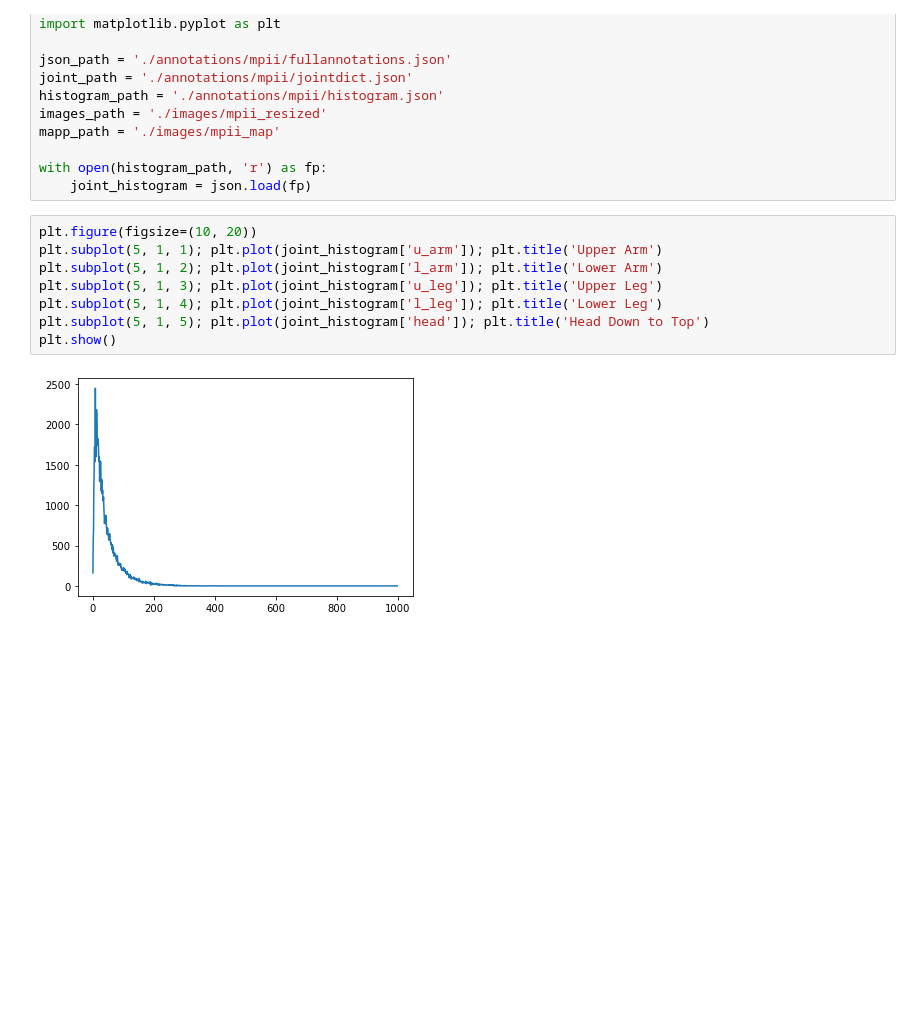
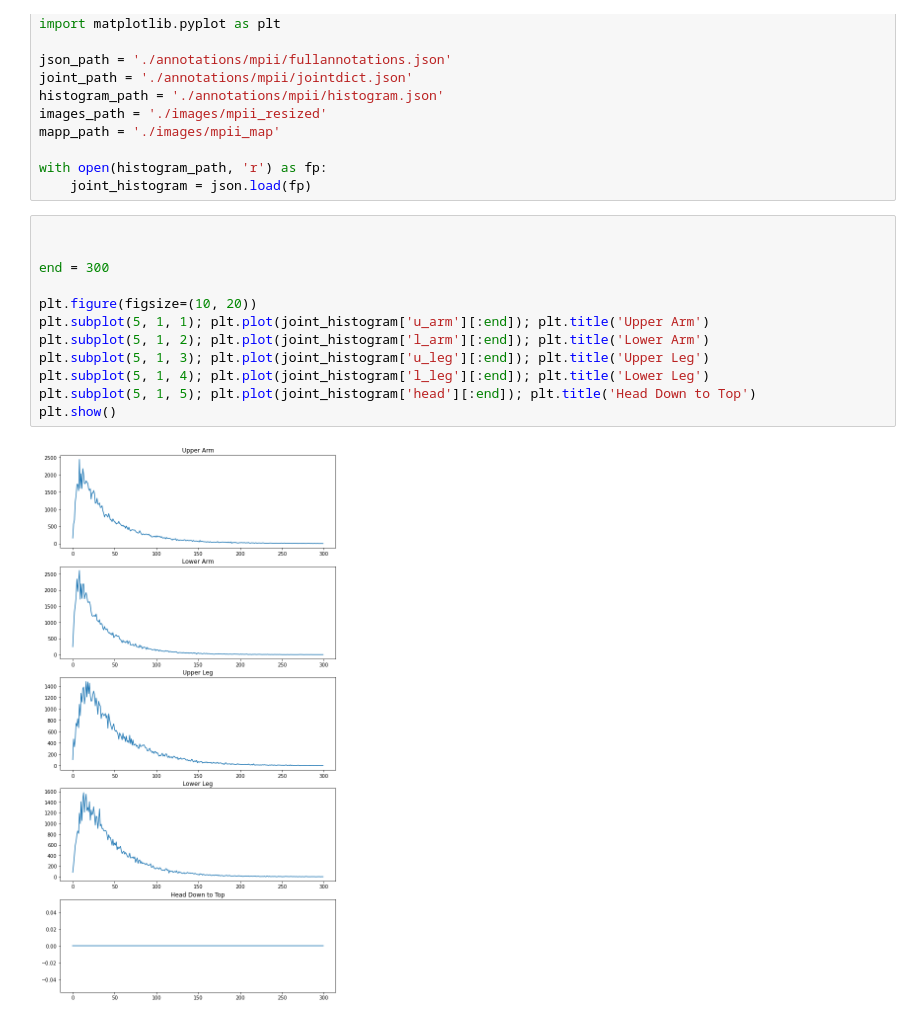
Before and after one commit to antduru/PoseDetection, a Jupyter notebook: testbench.ipynb, the cells around one changed output. Drawn from its saved outputs; the diff is of its cells as text; blank space fills up the shorter version.

```diff
--- a/testbench.ipynb
+++ b/testbench.ipynb
@@ -17,12 +17,16 @@ mapp_path = './images/mpii_map'
 with open(histogram_path, 'r') as fp:
     joint_histogram = json.load(fp)
 # %%
+
+
+end = 300
+
 plt.figure(figsize=(10, 20))
-plt.subplot(5, 1, 1); plt.plot(joint_histogram['u_arm']); plt.title('Upper Arm')
-plt.subplot(5, 1, 2); plt.plot(joint_histogram['l_arm']); plt.title('Lower Arm')
-plt.subplot(5, 1, 3); plt.plot(joint_histogram['u_leg']); plt.title('Upper Leg')
-plt.subplot(5, 1, 4); plt.plot(joint_histogram['l_leg']); plt.title('Lower Leg')
-plt.subplot(5, 1, 5); plt.plot(joint_histogram['head']); plt.title('Head Down to Top')
+plt.subplot(5, 1, 1); plt.plot(joint_histogram['u_arm'][:end]); plt.title('Upper Arm')
+plt.subplot(5, 1, 2); plt.plot(joint_histogram['l_arm'][:end]); plt.title('Lower Arm')
+plt.subplot(5, 1, 3); plt.plot(joint_histogram['u_leg'][:end]); plt.title('Upper Leg')
+plt.subplot(5, 1, 4); plt.plot(joint_histogram['l_leg'][:end]); plt.title('Lower Leg')
+plt.subplot(5, 1, 5); plt.plot(joint_histogram['head'][:end]); plt.title('Head Down to Top')
 plt.show()
 # %% [output]
-[figure, old version]
+[figure, new version]
```
Also changed, not shown: parts of 1 cell of this notebook, 6 other files.
